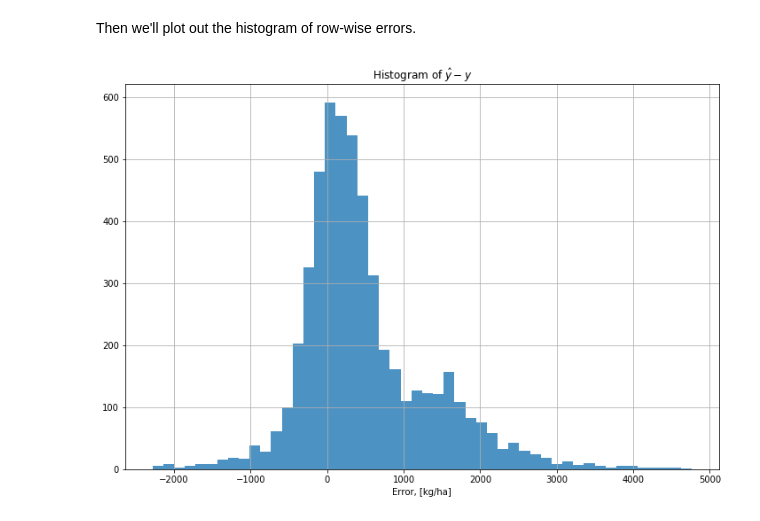
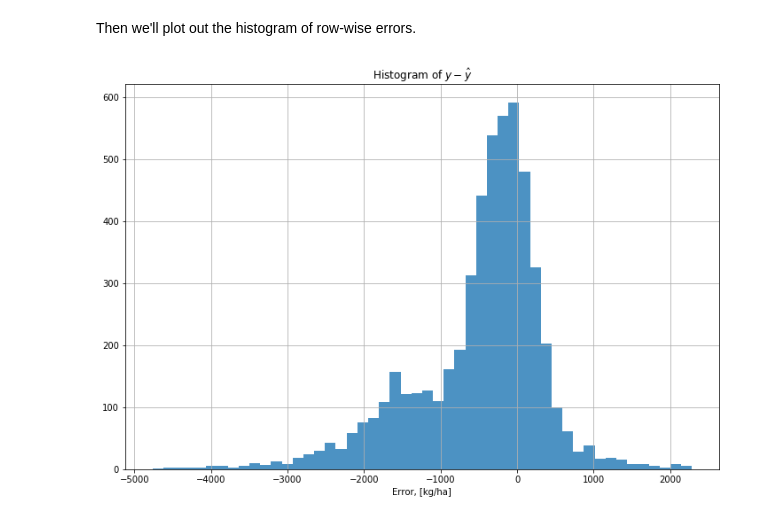
Before and after one commit to CSTEZCAN/crop-yield-cnn, a Jupyter notebook: Appendix A. Re-training the Model.ipynb, the cells around one changed output. Cells and saved outputs as stored; diff of their text form; code cells hidden in the pictures.

```diff
--- a/Appendix A. Re-training the Model.ipynb
+++ b/Appendix A. Re-training the Model.ipynb
@@ -125,10 +125,10 @@ plt.show()
 # %% [markdown]
 Then we'll plot out the histogram of row-wise errors.
 # %%
-plt.hist((df.y_pred-df.y_true),bins=50,alpha=0.8)
+plt.hist((df.y_true-df.y_pred),bins=50,alpha=0.8)
 plt.grid()
-plt.title('Histogram of $\hat{y}-y$')
+plt.title('Histogram of $y-\hat{y}$')
 plt.xlabel('Error, [kg/ha]')
 plt.show()
 # %% [output]
-[figure, old version]
+[figure, new version]
```
Also changed, not shown: parts of 5 cells of this notebook, 1 other file.
